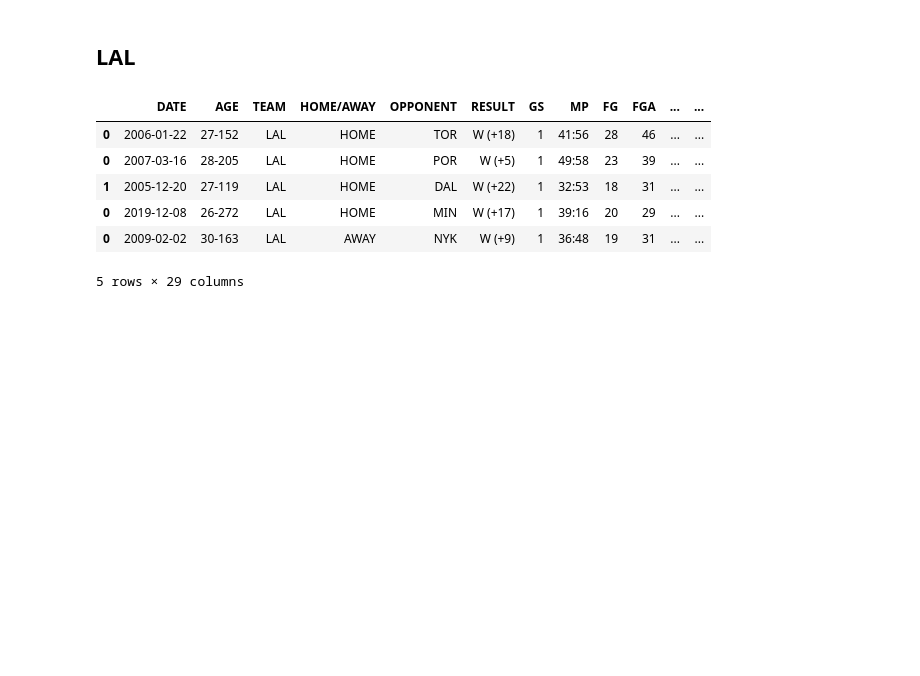
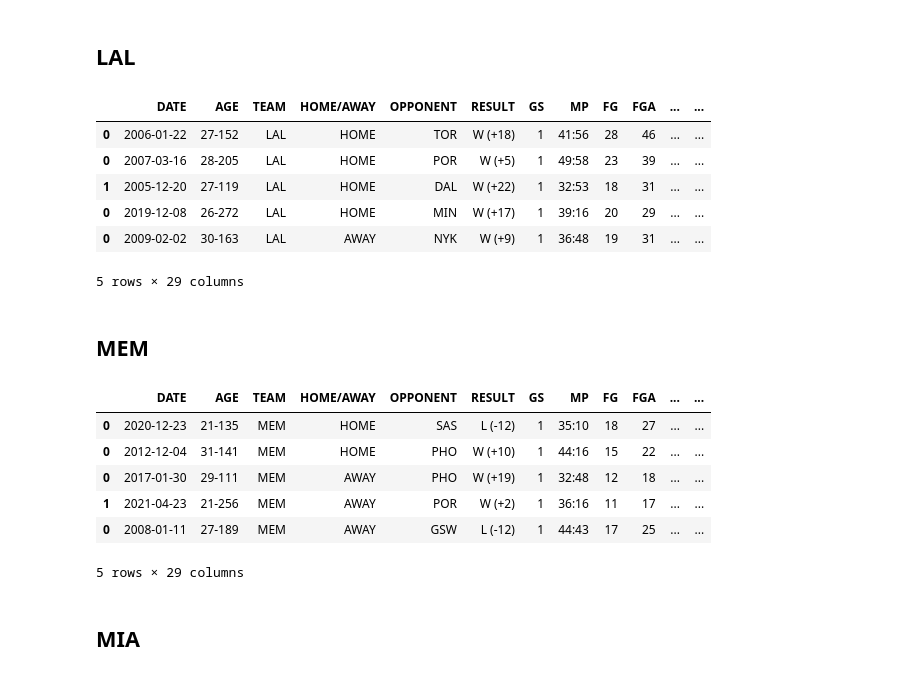
Before and after one commit to bme3412/Python, a Jupyter notebook: Projects/Basketball_reference/NBA_since_2000.ipynb, the cells around one changed output. Saved outputs shown, nothing was run; the diff lists cells and outputs as text; code cells hidden in the pictures; blank space fills up the shorter version.

```diff
--- a/Projects/Basketball_reference/NBA_since_2000.ipynb
+++ b/Projects/Basketball_reference/NBA_since_2000.ipynb
@@ -546,3 +546,47 @@ LAL_since_2000.head(5)
 | 0 | 2019-12-08 | 26-272 | LAL | HOME | MIN | W (+17) | 1 | 39:16 | 20 | 29 | ... | ... |
 | 0 | 2009-02-02 | 30-163 | LAL | AWAY | NYK | W (+9) | 1 | 36:48 | 19 | 31 | ... | ... |
 5 rows × 29 columns
+# %% [markdown]
+## MEM
+# %%
+#MEM_2000_games_io = pd.read_csv('/Users/brendan/Desktop/Python/NBA_API/MEM/MEM_2000_games.csv')
+#MEM_2001_games_io = pd.read_csv('/Users/brendan/Desktop/Python/NBA_API/MEM/MEM_2001_games.csv')
+MEM_2002_games_io = pd.read_csv('/Users/brendan/Desktop/Python/NBA_API/MEM/MEM_2002_games.csv')
+MEM_2003_games_io = pd.read_csv('/Users/brendan/Desktop/Python/NBA_API/MEM/MEM_2003_games.csv')
+MEM_2004_games_io = pd.read_csv('/Users/brendan/Desktop/Python/NBA_API/MEM/MEM_2004_games.csv')
+MEM_2005_games_io = pd.read_csv('/Users/brendan/Desktop/Python/NBA_API/MEM/MEM_2005_games.csv')
+MEM_2006_games_io = pd.read_csv('/Users/brendan/Desktop/Python/NBA_API/MEM/MEM_2006_games.csv')
+MEM_2007_games_io = pd.read_csv('/Users/brendan/Desktop/Python/NBA_API/MEM/MEM_2007_games.csv')
+MEM_2008_games_io = pd.read_csv('/Users/brendan/Desktop/Python/NBA_API/MEM/MEM_2008_games.csv')
+MEM_2009_games_io = pd.read_csv('/Users/brendan/Desktop/Python/NBA_API/MEM/MEM_2009_games.csv')
+MEM_2010_games_io = pd.read_csv('/Users/brendan/Desktop/Python/NBA_API/MEM/MEM_2010_games.csv')
+MEM_2011_games_io = pd.read_csv('/Users/brendan/Desktop/Python/NBA_API/MEM/MEM_2011_games.csv')
+MEM_2012_games_io = pd.read_csv('/Users/brendan/Desktop/Python/NBA_API/MEM/MEM_2012_games.csv')
+MEM_2013_games_io = pd.read_csv('/Users/brendan/Desktop/Python/NBA_API/MEM/MEM_2013_games.csv')
+MEM_2014_games_io = pd.read_csv('/Users/brendan/Desktop/Python/NBA_API/MEM/MEM_2014_games.csv')
+MEM_2015_games_io = pd.read_csv('/Users/brendan/Desktop/Python/NBA_API/MEM/MEM_2015_games.csv')
+MEM_2016_games_io = pd.read_csv('/Users/brendan/Desktop/Python/NBA_API/MEM/MEM_2016_games.csv')
+MEM_2017_games_io = pd.read_csv('/Users/brendan/Desktop/Python/NBA_API/MEM/MEM_2017_games.csv')
+MEM_2018_games_io = pd.read_csv('/Users/brendan/Desktop/Python/NBA_API/MEM/MEM_2018_games.csv')
+MEM_2019_games_io = pd.read_csv('/Users/brendan/Desktop/Python/NBA_API/MEM/MEM_2019_games.csv')
+MEM_2020_games_io = pd.read_csv('/Users/brendan/Desktop/Python/NBA_API/MEM/MEM_2020_games.csv')
+MEM_2021_games_io = pd.read_csv('/Users/brendan/Desktop/Python/NBA_API/MEM/MEM_2021_games.csv')
+# %%
+MEM_season_dfs = [MEM_2002_games_io, MEM_2003_games_io, MEM_2004_games_io, MEM_2005_games_io,
+                 MEM_2006_games_io, MEM_2007_games_io, MEM_2008_games_io, MEM_2009_games_io, MEM_2010_games_io, MEM_2011_games_io,
+                 MEM_2012_games_io, MEM_2013_games_io, MEM_2014_games_io, MEM_2015_games_io, MEM_2016_games_io, MEM_2017_games_io,
+                 MEM_2018_games_io, MEM_2019_games_io, MEM_2020_games_io, MEM_2021_games_io]
+# %%
+MEM_since_2000 = pd.concat(MEM_season_dfs)
+MEM_since_2000 = MEM_since_2000.sort_values(by=['GAME_SCORE'], ascending=False)
+MEM_since_2000.head(5)
+# %% [output]
+|  | DATE | AGE | TEAM | HOME/AWAY | OPPONENT | RESULT | GS | MP | FG | FGA | ... | ... |
+| 0 | 2020-12-23 | 21-135 | MEM | HOME | SAS | L (-12) | 1 | 35:10 | 18 | 27 | ... | ... |
+| 0 | 2012-12-04 | 31-141 | MEM | HOME | PHO | W (+10) | 1 | 44:16 | 15 | 22 | ... | ... |
+| 0 | 2017-01-30 | 29-111 | MEM | AWAY | PHO | W (+19) | 1 | 32:48 | 12 | 18 | ... | ... |
+| 1 | 2021-04-23 | 21-256 | MEM | AWAY | POR | W (+2) | 1 | 36:16 | 11 | 17 | ... | ... |
+| 0 | 2008-01-11 | 27-189 | MEM | AWAY | GSW | L (-12) | 1 | 44:43 | 17 | 25 | ... | ... |
+5 rows × 29 columns
+# %% [markdown]
+## MIA
```
Also changed, not shown: parts of 26 cells of this notebook.
